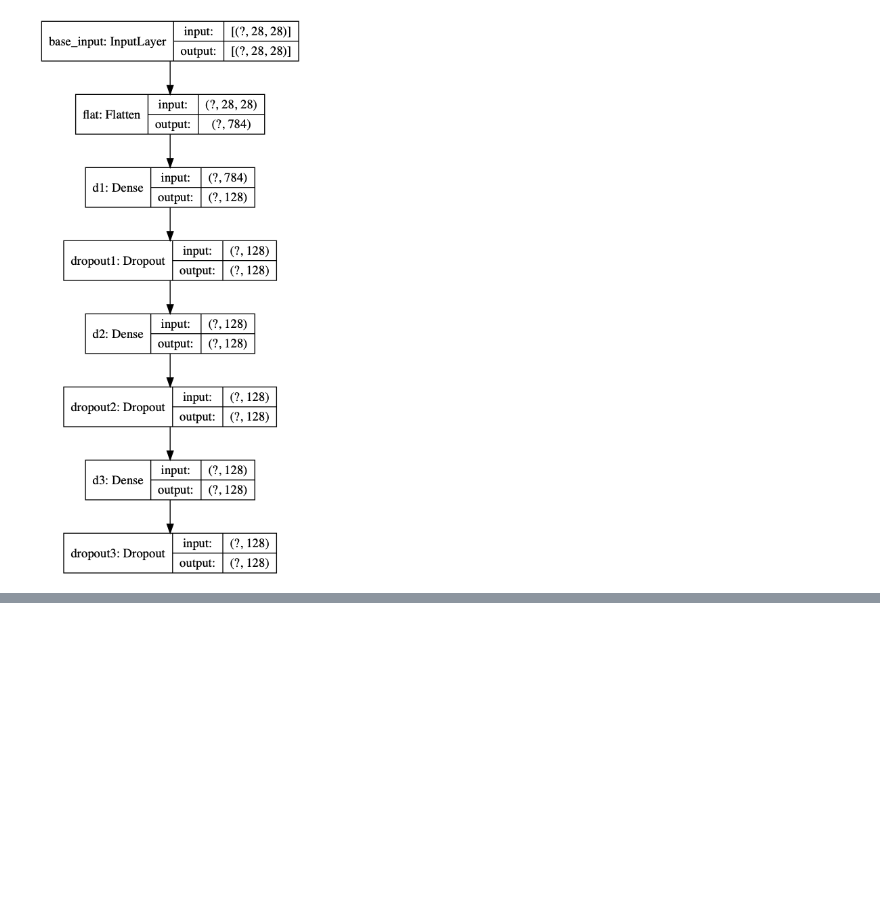
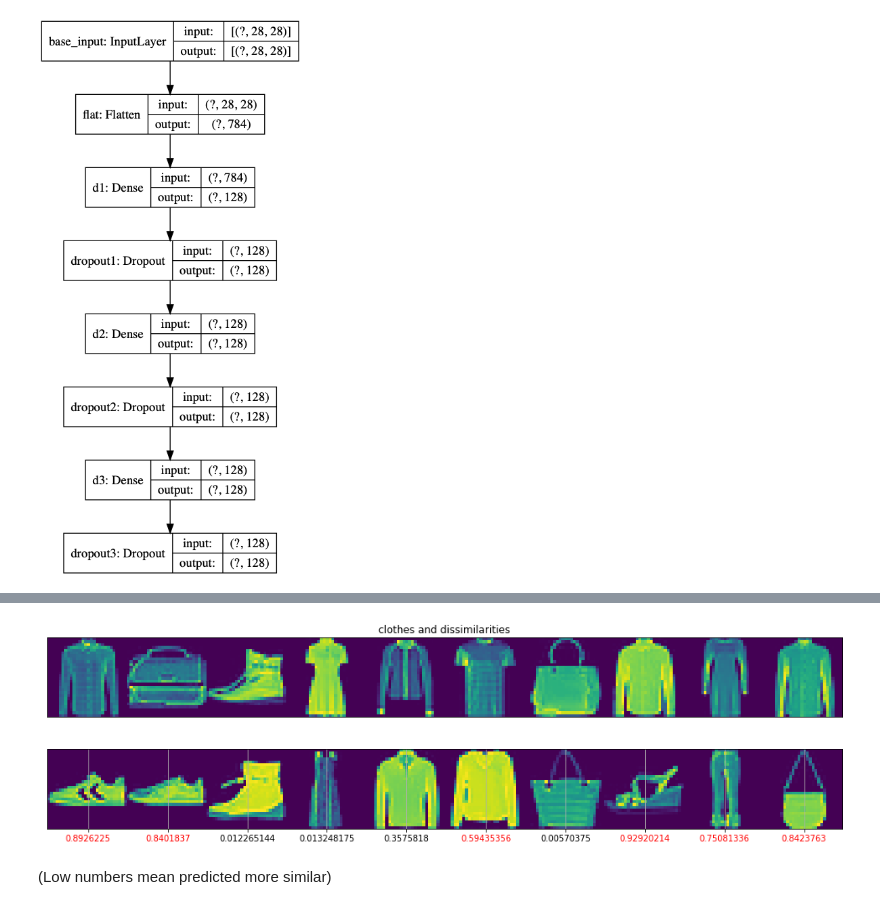
Before and after one commit to damiansp/neuralNet, a Jupyter notebook: coursera/deepLearningAI/TFAdvanced/1b_siamese_network/01_siamese_network.py.ipynb, the cells around one changed output, grey strips where cells are left out. Cells and saved outputs as stored; diff of their text form; code cells hidden in the pictures; blank space fills up the shorter version.

```diff
--- a/coursera/deepLearningAI/TFAdvanced/1b_siamese_network/01_siamese_network.py.ipynb
+++ b/coursera/deepLearningAI/TFAdvanced/1b_siamese_network/01_siamese_network.py.ipynb
@@ -92,0 +159,5 @@ plot_model(base_network, show_shapes=True, show_layer_names=True)
+# %%
+y_pred_train = mod.predict([tr_pairs[:, 0], tr_pairs[:, 1]])
+train_acc = compute_accuracy(tr_y, y_pred_train)
+y_pred_test = mod.predict([ts_pairs[:, 0], ts_pairs[:, 1]])
+test_acc = compute_accuracy(ts_y, y_pred_test)
@@ -92,0 +190,37 @@ plot_model(base_network, show_shapes=True, show_layer_names=True)
+# %%
+def display_imgs(left, right, preds, labels, title, n):
+    plt.figure(figsize=[17, 3])
+    plt.title(title)
+    plt.yticks([])
+    plt.xticks([])
+    plt.grid(None)
+    left = np.reshape(left, [n, 28, 28])
+    left = np.swapaxes(left, 0, 1)
+    left = np.reshape(left, [28, 28*n])
+    plt.imshow(left)
+
+    plt.figure(figsize=[17, 3])
+    plt.yticks([])
+    plt.xticks([28*x + 14 for x in range(n)], preds)
+    for i, t in enumerate(plt.gca().xaxis.get_ticklabels()):
+        if preds[i] > 0.5:
+            t.set_color('red') # wrong preds
+    plt.grid(None)
+    right = np.reshape(right, [n, 28, 28])
+    right = np.swapaxes(right, 0, 1)
+    right = np.reshape(right, [28, 28*n])
+    plt.imshow(right)
+# %%
+y_pred_train = np.squeeze(y_pred_train)
+idx = np.random.choice(len(y_pred_train), size=10)
+display_imgs(tr_pairs[:, 0][idx],
+             tr_pairs[:, 1][idx],
+             y_pred_train[idx],
+             tr_y[idx],
+             'clothes and dissimilarities',
+             10)
+# %% [output]
+[figure, added]
+[figure, added]
+# %% [markdown]
+(Low numbers mean predicted more similar)
```
Also changed, not shown: parts of 17 cells of this notebook.
